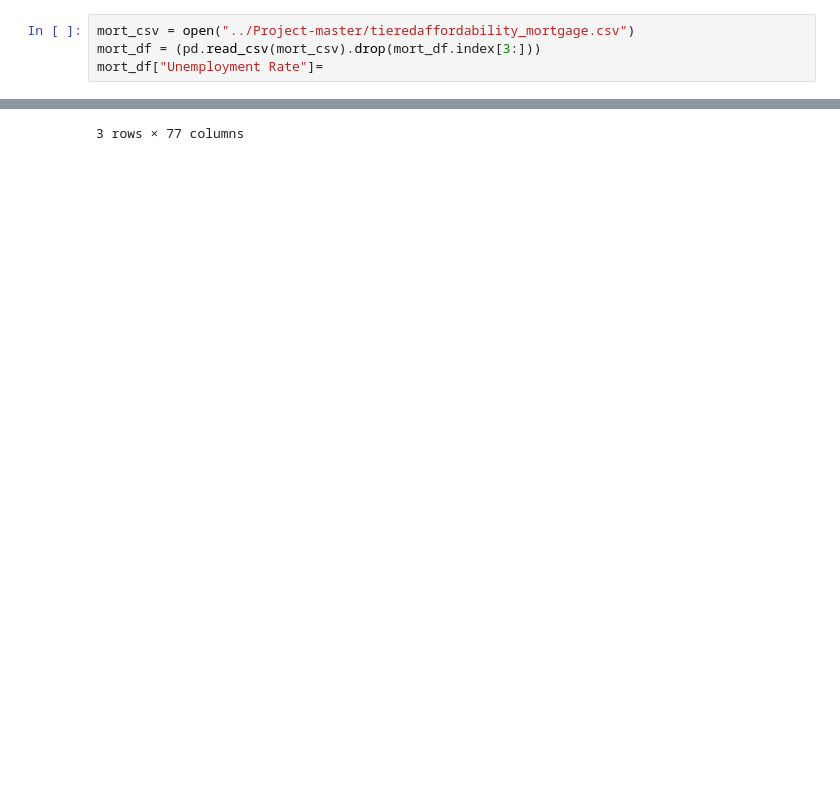
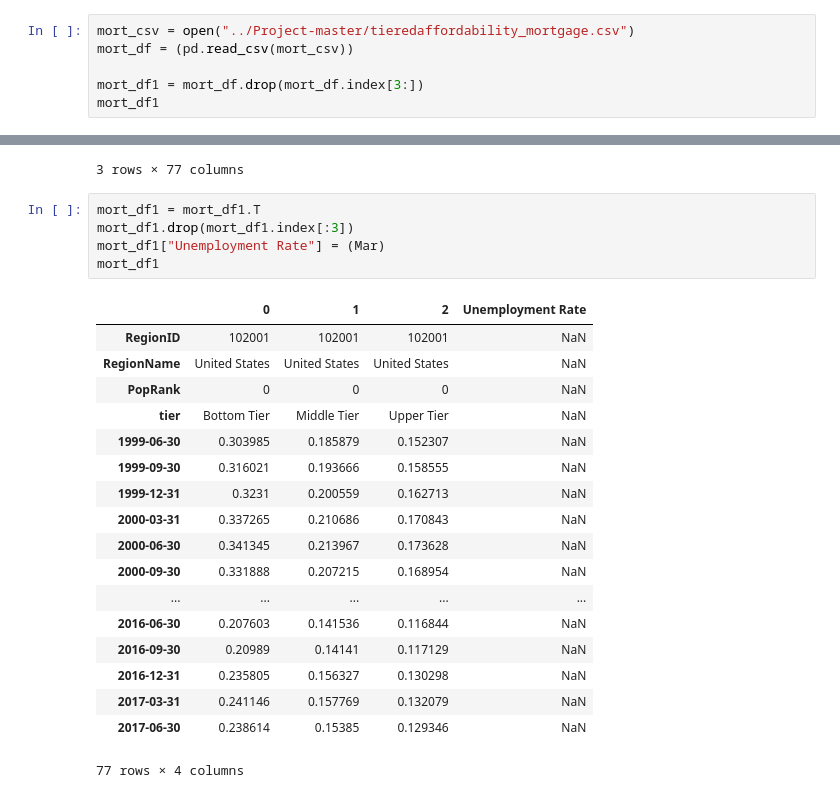
Before and after one commit to LoriHarris/Real_Estate_Affordability, a Jupyter notebook: Cleaning Labor, Income, and Education CSVs.ipynb, the cells around one changed output, grey strips where cells are left out. Cells and saved outputs as stored; diff of their text form; blank space fills up the shorter version.

```diff
--- a/Cleaning Labor, Income, and Education CSVs.ipynb
+++ b/Cleaning Labor, Income, and Education CSVs.ipynb
@@ -57,11 +74,37 @@ edu_data.head()
 | 5 | 2013 (39) | 117,279 | 55,407 | 58,400 | 76,898 | ... |
 # %%
 mort_csv = open("../Project-master/tieredaffordability_mortgage.csv")
-mort_df = (pd.read_csv(mort_csv).drop(mort_df.index[3:]))
-mort_df["Unemployment Rate"]=
+mort_df = (pd.read_csv(mort_csv))
+
+mort_df1 = mort_df.drop(mort_df.index[3:])
+mort_df1
 # %% [output]
 |  | RegionID | RegionName | PopRank | tier | 1999-06-30 | 1999-09-30 | 1999-12-31 | 2000-03-31 | 2000-06-30 | ... |
 | 0 | 102001 | United States | 0 | Bottom Tier | 0.303985 | 0.316021 | 0.323100 | 0.337265 | 0.341345 | ... |
 | 1 | 102001 | United States | 0 | Middle Tier | 0.185879 | 0.193666 | 0.200559 | 0.210686 | 0.213967 | ... |
 | 2 | 102001 | United States | 0 | Upper Tier | 0.152307 | 0.158555 | 0.162713 | 0.170843 | 0.173628 | ... |
 3 rows × 77 columns
+# %%
+mort_df1 = mort_df1.T
+mort_df1.drop(mort_df1.index[:3])
+mort_df1["Unemployment Rate"] = (Mar)
+mort_df1
+# %% [output]
+|  | 0 | 1 | 2 | Unemployment Rate |
+| RegionID | 102001 | 102001 | 102001 | NaN |
+| RegionName | United States | United States | United States | NaN |
+| PopRank | 0 | 0 | 0 | NaN |
+| tier | Bottom Tier | Middle Tier | Upper Tier | NaN |
+| 1999-06-30 | 0.303985 | 0.185879 | 0.152307 | NaN |
+| 1999-09-30 | 0.316021 | 0.193666 | 0.158555 | NaN |
+| 1999-12-31 | 0.3231 | 0.200559 | 0.162713 | NaN |
+| 2000-03-31 | 0.337265 | 0.210686 | 0.170843 | NaN |
+| 2000-06-30 | 0.341345 | 0.213967 | 0.173628 | NaN |
+| 2000-09-30 | 0.331888 | 0.207215 | 0.168954 | NaN |
+| ... | ... | ... | ... | ... |
+| 2016-06-30 | 0.207603 | 0.141536 | 0.116844 | NaN |
+| 2016-09-30 | 0.20989 | 0.14141 | 0.117129 | NaN |
+| 2016-12-31 | 0.235805 | 0.156327 | 0.130298 | NaN |
+| 2017-03-31 | 0.241146 | 0.157769 | 0.132079 | NaN |
+| 2017-06-30 | 0.238614 | 0.15385 | 0.129346 | NaN |
+77 rows × 4 columns
```
Also changed, not shown: parts of 1 cell of this notebook.
